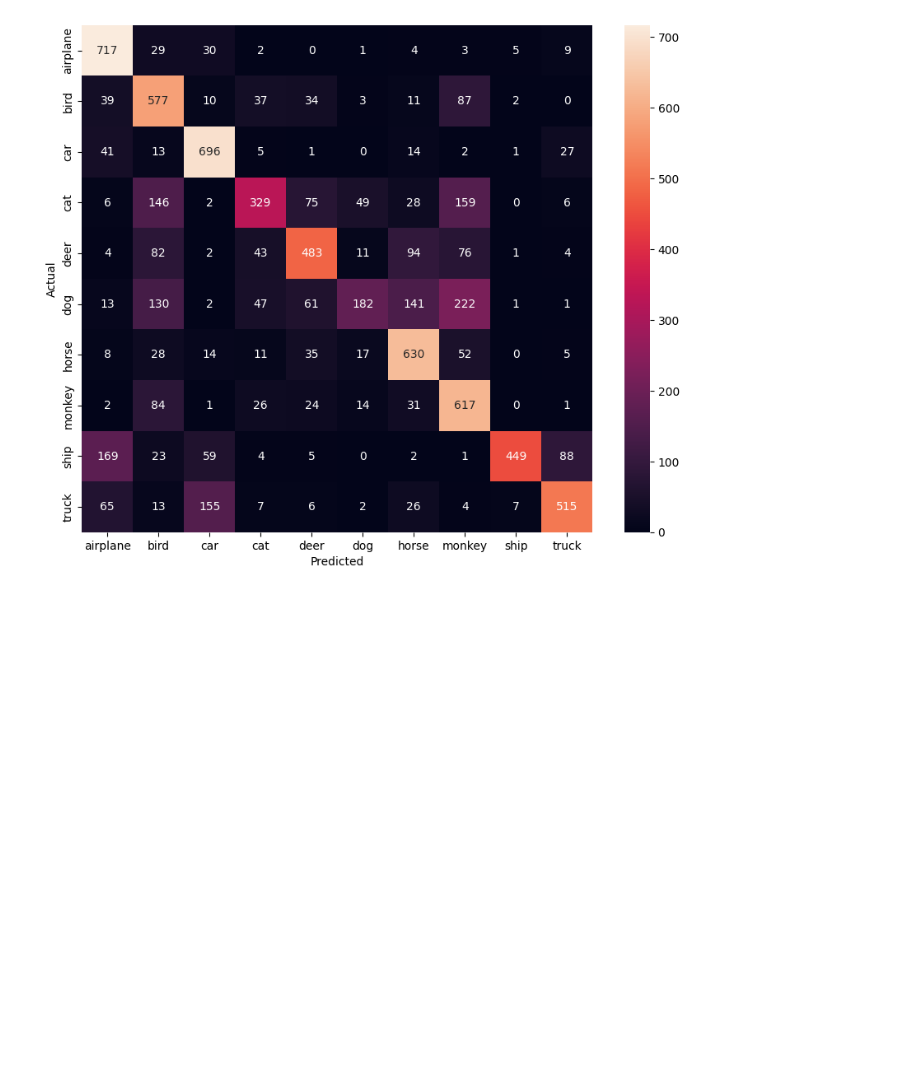
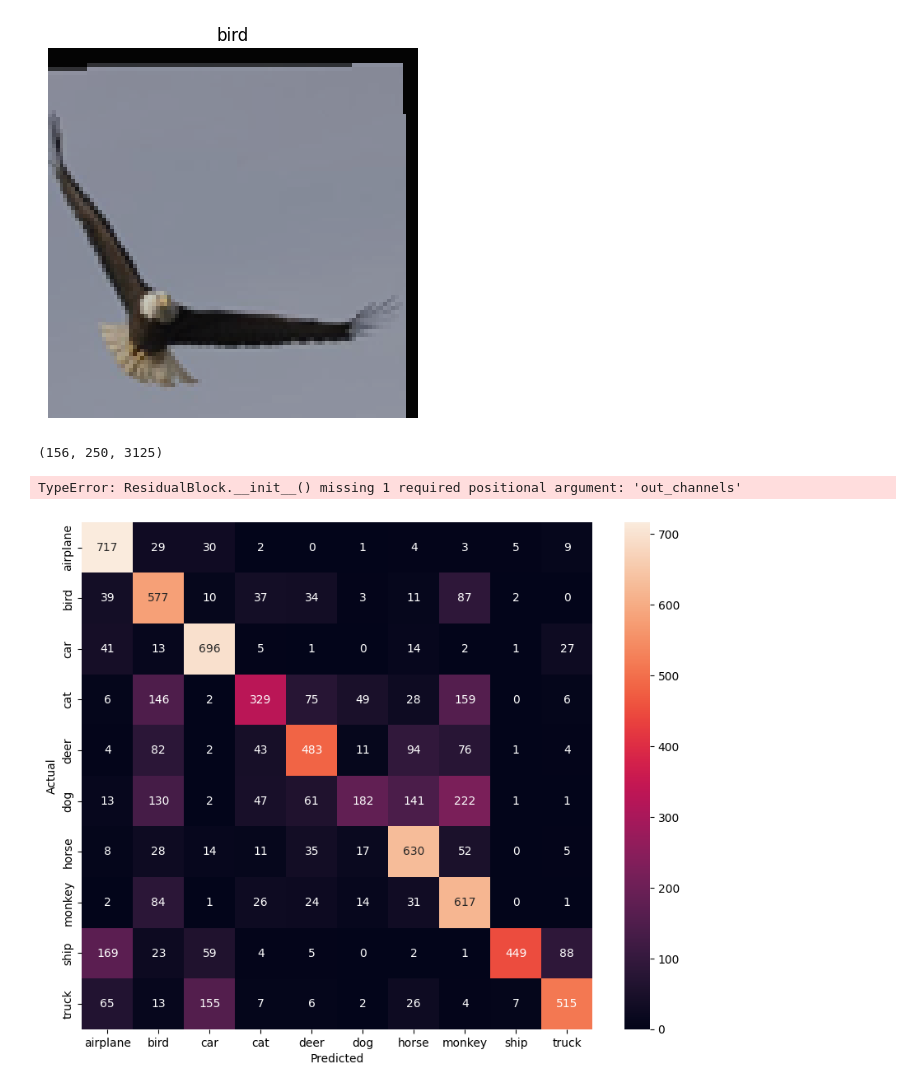
Before and after one commit to wayniez/practice, a Jupyter notebook: pytorch/computer_vision/STL10_Model.ipynb, the cells around one changed output. Cells and saved outputs as stored; diff of their text form; code cells hidden in the pictures; blank space fills up the shorter version.

```diff
--- a/pytorch/computer_vision/STL10_Model.ipynb
+++ b/pytorch/computer_vision/STL10_Model.ipynb
@@ -68,12 +112,26 @@ for i in range(1, rows*cols+1):
+# %%
+for i in range(1, rows*cols+1):
+    random_idx = torch.randint(1, len(train_data), size=[1]).item()
+    img,label = train_data[random_idx]
+    img = img*std+mean
+    img = img.clamp(0, 1)
+    fig.add_subplot(rows, cols, i);
+    plt.imshow(img.permute(1,2,0));
+    plt.title(classes_names[label]);
+    plt.axis(False);
+# %% [output]
+[figure, added]
 # %%
 from torch.utils.data import DataLoader
 
 BATCH_SIZE = 32
 
-train_dataloader = DataLoader(train_data, batch_size=BATCH_SIZE, shuffle=True, drop_last=True)
-test_dataloader = DataLoader(test_data, batch_size=BATCH_SIZE, shuffle=False, drop_last=True)
-unlabeled_dataloader = DataLoader(unlabeled_subset, batch_size=BATCH_SIZE, shuffle=False, drop_last=False)
+train_dataloader = DataLoader(train_data, batch_size=BATCH_SIZE, shuffle=True, drop_last=True, num_workers=4, pin_memory=True)
+test_dataloader = DataLoader(test_data, batch_size=BATCH_SIZE, shuffle=False, drop_last=True, num_workers=4, pin_memory=True)
+unlabeled_dataloader = DataLoader(unlabeled_subset, batch_size=BATCH_SIZE, shuffle=False, drop_last=False, num_workers=4, pin_memory=True)
 
 len(train_dataloader), len(test_dataloader), len(unlabeled_dataloader)
+# %% [output]
+(156, 250, 3125)
 # %%
 class ResidualBlock(nn.Module):
@@ -125,7 +187,42 @@ class STL10Model(nn.Module):
     def forward(self, x):
         return self.linear_block(self.conv_block(x))
 
+class STL10Model(nn.Module):
+    def __init__(self):
+        super().__init__()
+
+        self.conv_block = nn.Sequential(
+            nn.Conv2d(3, 32, kernel_size=3, stride=2, padding=1),
+            nn.BatchNorm2d(32),
+            nn.ReLU(),
+            nn.MaxPool2d(2),
+
+            ResidualBlock(32, 32),
+            nn.Conv2d(32, 64, kernel_size=3, stride=1, padding=1),
+            nn.BatchNorm2d(64),
+            nn.ReLU(),
+
+            ResidualBlock(64, 64),
+            nn.Conv2d(64, 128, kernel_size=3, stride=1, padding=1),
+            nn.BatchNorm2d(128),
+            nn.ReLU(),
+
+            ResidualBlock(128, 128),
+        )
+
+        self.linear_block = nn.Sequential(
+            nn.AdaptiveAvgPool2d(1),
+            nn.Flatten(),
+            nn.Dropout(0.4),
+            nn.Linear(128, 10),
+        )
+
+    def forward(self, x):
+        return self.linear_block(self.conv_block(x))
+
 model = STL10Model().to(device)
+# %% [output]
+TypeError: ResidualBlock.__init__() missing 1 required positional argument: 'out_channels'
 # %%
 dummy = torch.rand([1,3,96,96]).to(device)
 print(model.conv_block(dummy).shape)
```
Also changed, not shown: parts of 11 cells of this notebook.
